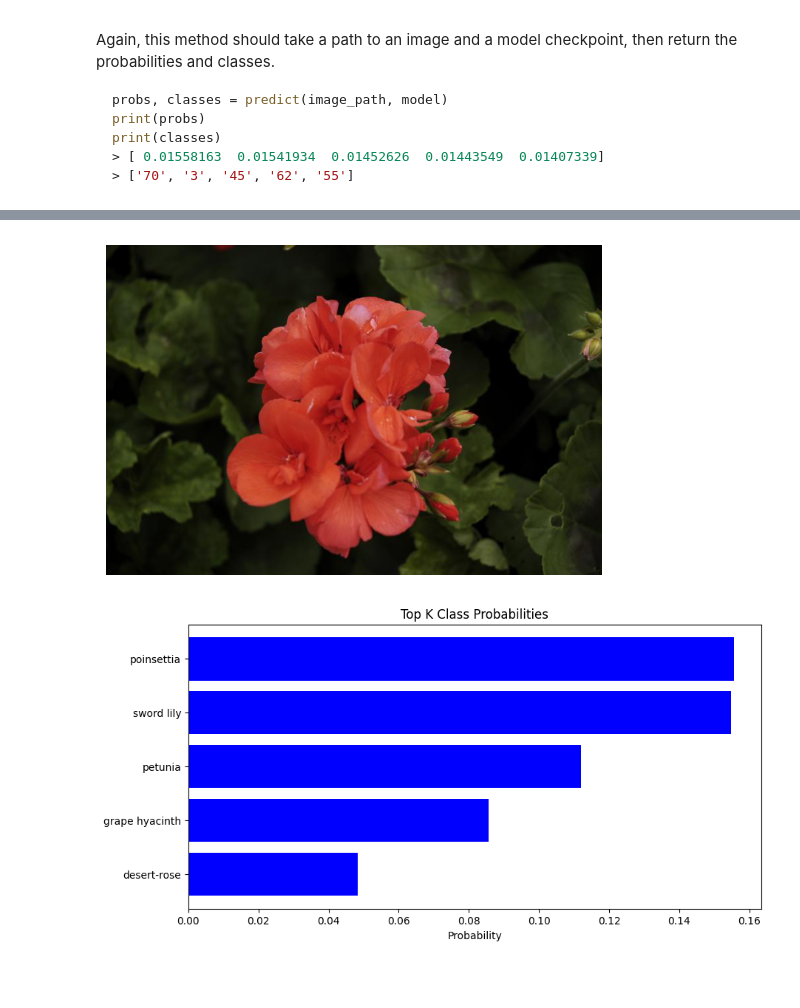
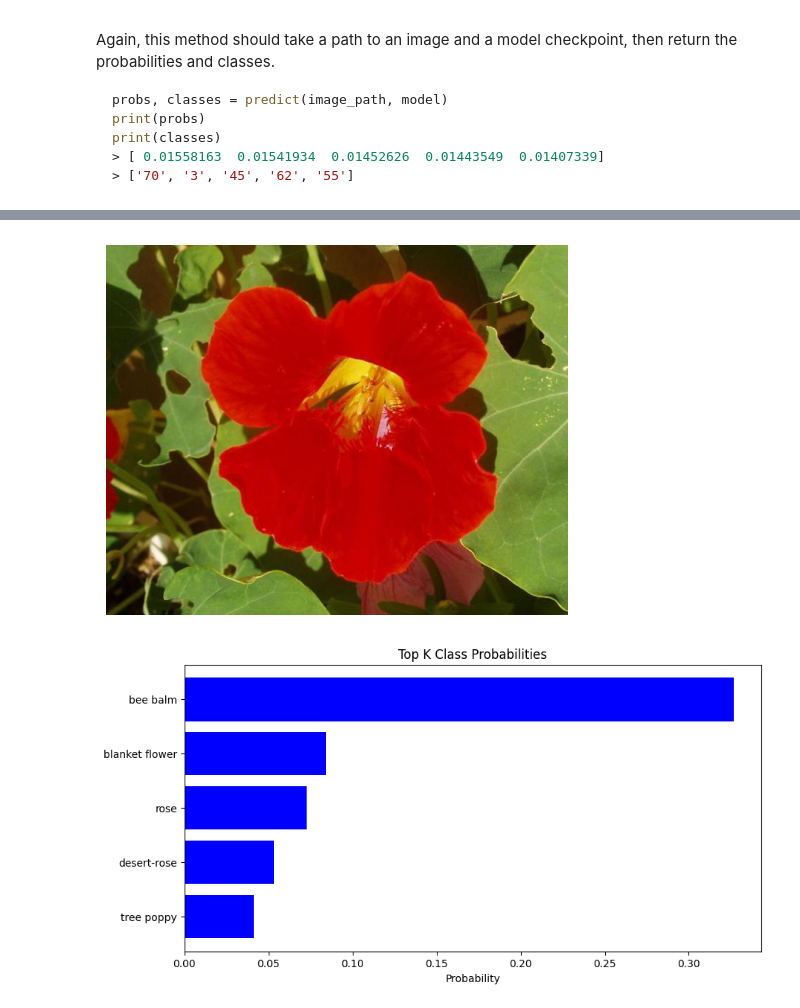
Before and after one commit to jcraffi/aipnd-project, a Jupyter notebook: Image Classifier Project.ipynb, the cells around one changed output, grey strips where cells are left out. Drawn from its saved outputs; the diff is of its cells as text; code cells hidden in the pictures; blank space fills up the shorter version.

Commit message:
refactor: Remove unused imports and optimize image processing in predict_utils.py and data_utils.py

```diff
--- a/Image Classifier Project.ipynb
+++ b/Image Classifier Project.ipynb
@@ -238,7 +238,7 @@ model.class_to_idx = train_datasets.class_to_idx
 
 # Create a dictionary to save the model state and additional information
 checkpoint = {
-    'classifier': model.classifier,\
+    'classifier': model.classifier,
     'model_state_dict': model.state_dict(),
     'optimizer_state_dict': optimizer.state_dict(),
     'class_to_idx': model.class_to_idx,
@@ -256,12 +256,9 @@ Model and additional information saved successfully.
 
 At this point it's good to write a function that can load a checkpoint and rebuild the model. That way you can come back to this project and keep working on it without having to retrain the network.
 # %%
-import torch
-from torchvision import models
-
 def load_checkpoint(filepath):
     checkpoint = torch.load(filepath)
-    model = torchvision.models.vgg16(pretrained=True)
+    model = models.vgg16(pretrained=True)
 
     optimizer = optim.Adam(model.classifier.parameters(), lr=0.001)
     for param in model.parameters():
@@ -364,3 +361,12 @@ def imshow(image, ax=None, title=None):
     ax.imshow(image)
 
     return ax
+# %%
+# Test the process_image and imshow functions on a random test image
+import random
+
+# Select a random image from the test set
+random_index = random.randint(0, len(test_datasets.imgs) - 1)
+image_path = test_datasets.imgs[random_index][0]
+image = process_image(image_path)
+imshow(image)
@@ -383,10 +392,10 @@ print(classes)
 # %%
 def predict(image_path, model, topk=5):
     # Process the image and add batch dimension
-    image = process_image(image_path).unsqueeze(0)
+    image = process_image(image_path).unsqueeze(0).to(device)
 
-    # Set the model to evaluation mode
-    model.eval()
+    # Set the model to evaluation mode and send it to the device
+    model.eval().to(device)
 
     # Turn off gradients for inference
     with torch.no_grad():
@@ -436,12 +445,12 @@ def display_image_and_predictions(image_path, model, class_names, topk=5):
 # %%
 import random
 
 # Select a random image from the test set
-random_index = random.randint(0, len(test_image_datasets.imgs) - 1)
-image_path = test_image_datasets.imgs[random_index][0]
+random_index = random.randint(0, len(test_datasets.imgs) - 1)
+image_path = test_datasets.imgs[random_index][0]
 
 # Display the image and predictions
 display_image_and_predictions(image_path,model,cat_to_name,5)
 # %% [output]
-[figure, old version]
+[figure, new version]
-[figure, old version]
+[figure, new version]
```
Also changed, not shown: parts of 4 cells of this notebook, 4 other files.
